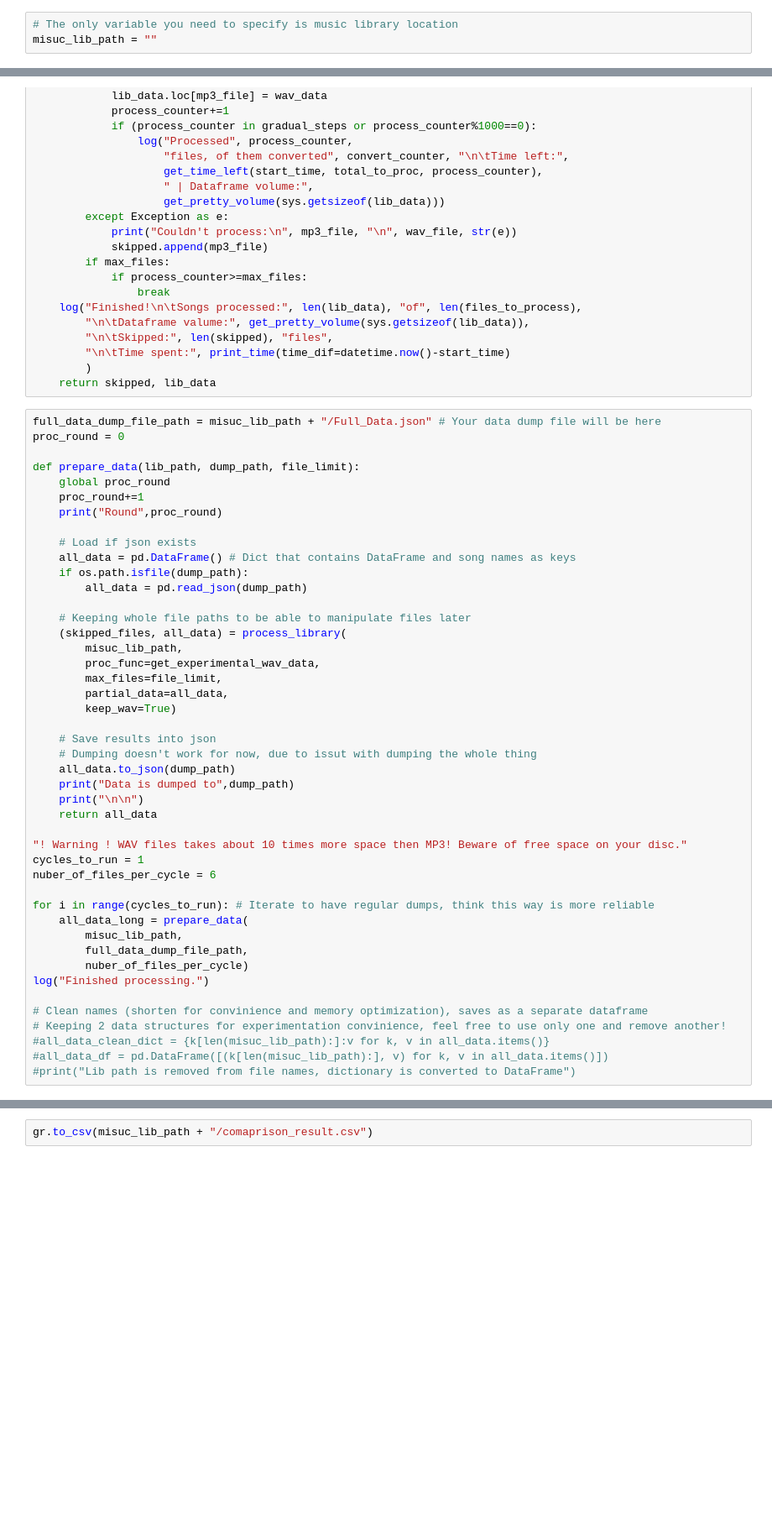
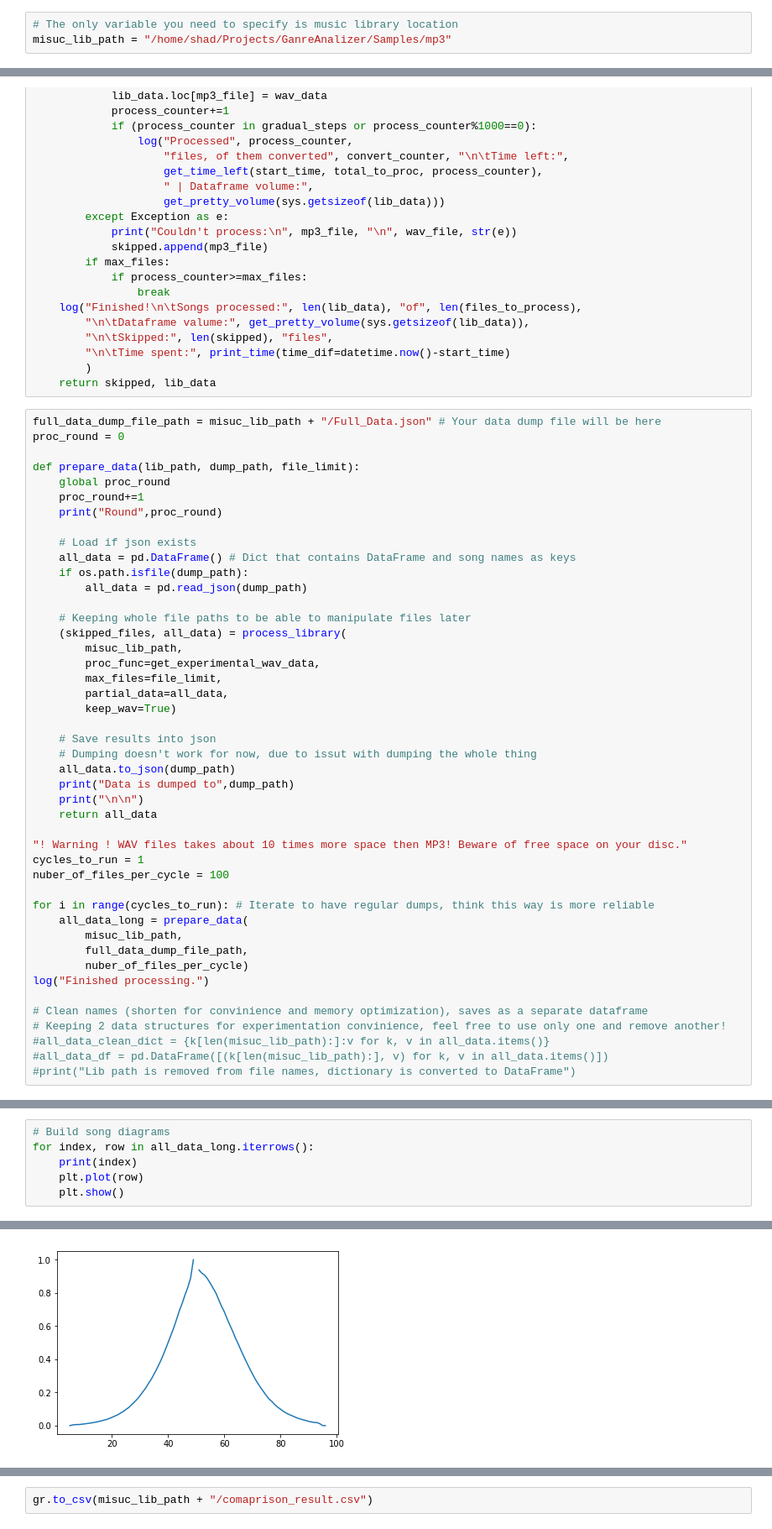
Before and after one commit to YudakovAlex/GanreAnalyser, a Jupyter notebook: GenreAnalyzer.ipynb, the cells around one changed output, grey strips where cells are left out. Shown at 84% size. Drawn from its saved outputs; the diff is of its cells as text; blank space fills up the shorter version.

```diff
--- a/GenreAnalyzer.ipynb
+++ b/GenreAnalyzer.ipynb
@@ -1,6 +1,6 @@
 # %%
 # The only variable you need to specify is music library location
-misuc_lib_path = ""
+misuc_lib_path = "/home/shad/Projects/GanreAnalizer/Samples/mp3"
 # %%
 from scipy.io import wavfile
 import matplotlib.pyplot as plt
@@ -281,7 +281,7 @@ def prepare_data(lib_path, dump_path, file_limit):
 
 "! Warning ! WAV files takes about 10 times more space then MP3! Beware of free space on your disc."
 cycles_to_run = 1
-nuber_of_files_per_cycle = 6
+nuber_of_files_per_cycle = 100
 
 for i in range(cycles_to_run): # Iterate to have regular dumps, think this way is more reliable
     all_data_long = prepare_data(
@@ -297,0 +316,7 @@ log("Finished processing.")
+# %%
+# Build song diagrams
+for index, row in all_data_long.iterrows():
+    print(index)
+    plt.plot(row)
+    plt.show()
+# %% [output]
@@ -297,0 +324 @@ log("Finished processing.")
+[figure, added]
```
Also changed, not shown: parts of 16 cells of this notebook, 3 other files.
